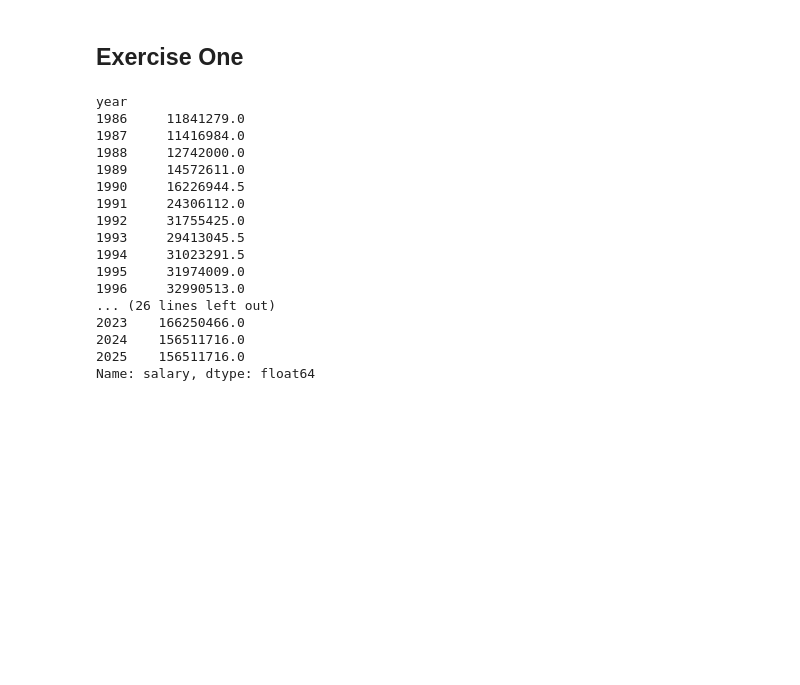
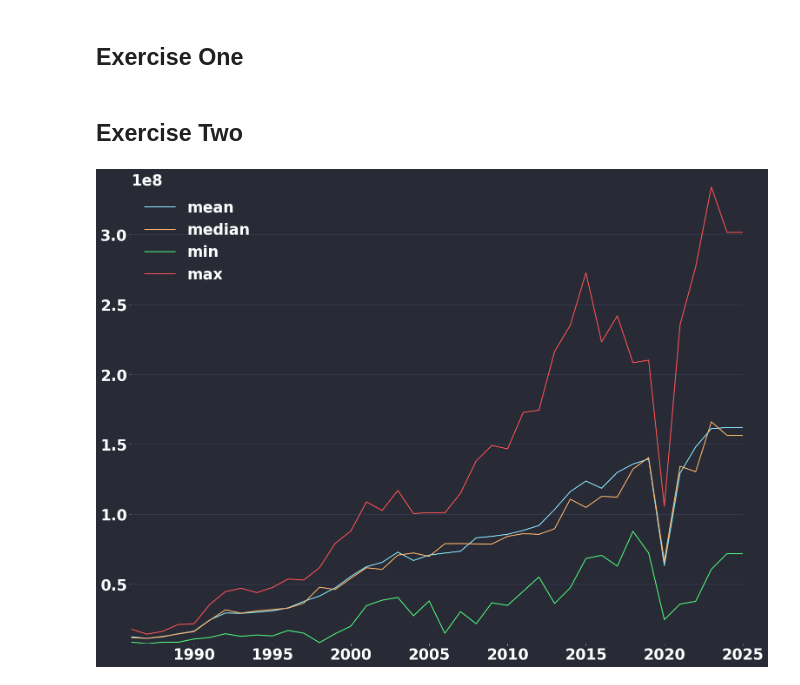
Before and after one commit to Charles-Roush/money-and-sports, a Jupyter notebook: analysis.ipynb, the cells around one changed output. Saved outputs shown, nothing was run; the diff lists cells and outputs as text; code cells hidden in the pictures; blank space fills up the shorter version.

Commit message:
Finished Exercise 3, Added legend to plot lib

```diff
--- a/analysis.ipynb
+++ b/analysis.ipynb
@@ -6,29 +6,26 @@ import plot_lib as pl, stats_lib as sl, pandas as pd
 ## Exercise One
 # %%
 df = pd.read_csv('team_salaries.csv')
+years = df['year'].unique()
 df = df.set_index(["year", "team"]).sort_index()
 df["salary_pct"] = df["salary"] / df.groupby('year')["salary"].sum()
-df['mean'] = df.groupby('year')["salary"].mean()
-df.groupby('year')['salary'].median()
+
+stats = pd.DataFrame()
+stats['year'] = years
+stats = stats.set_index('year')
-# %% [output]
-year
-1986     11841279.0
-1987     11416984.0
-1988     12742000.0
-1989     14572611.0
-1990     16226944.5
-1991     24306112.0
-1992     31755425.0
-1993     29413045.5
-1994     31023291.5
-1995     31974009.0
-1996     32990513.0
-... (26 lines left out)
-2023    166250466.0
-2024    156511716.0
-2025    156511716.0
-Name: salary, dtype: float64
+# %% [markdown]
+## Exercise Two
+# %%
+stats['mean'] = df.groupby('year')["salary"].mean()
+stats['median'] = df.groupby('year')['salary'].median()
+stats['std'] = df.groupby('year')['salary'].std()
+stats['min'] = df.groupby('year')['salary'].min()
+stats['max'] = df.groupby('year')['salary'].max()
+stats['std_to_mean'] = stats['std']/stats['mean']
 # %%
-# lp = pl.ScatterPlot(df['salary_pct'], df['w_pct'], "Win Representation", 'salary percentage', 'win percentage')
-# pl.SubPlot([[lp]]).plot()
-min_idx = df['w_pct'].idxmin()
+plots = []
+for stat_name in ['mean', 'median', 'min', 'max']:
+    plots.append(pl.LinePlot(years, stats[stat_name], label=stat_name))
+sp = pl.SubPlot([plots]).plot()
+# %% [output]
+[figure, added]
```
Also changed, not shown: parts of 4 cells of this notebook, 1 other file.
